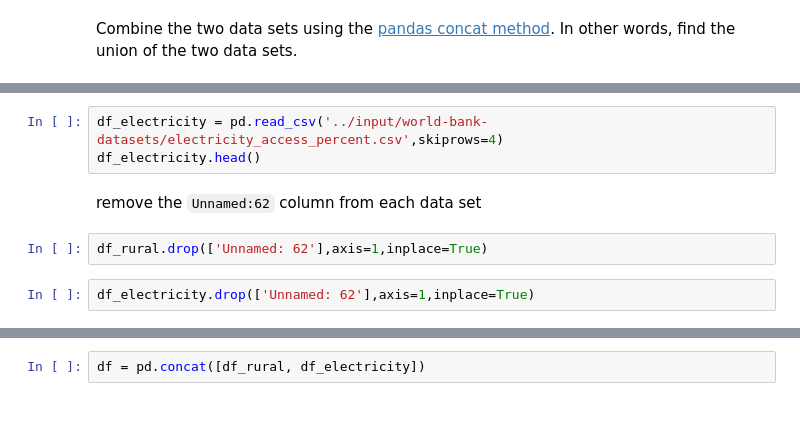
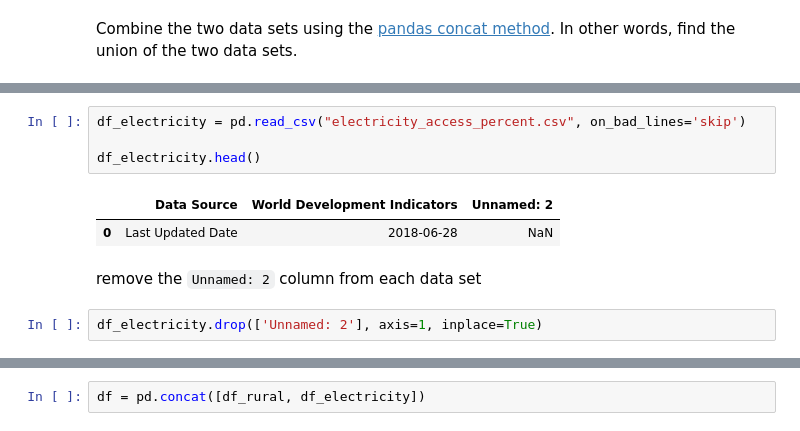
Before and after one commit to Hmati/ETL-Pipelines-World-Bank-Datasets, a Jupyter notebook: Worldbank.ipynb, the cells around one changed output, grey strips where cells are left out. Saved outputs shown, nothing was run; the diff lists cells and outputs as text.

Commit message:
Data Transformation

```diff
--- a/Worldbank.ipynb
+++ b/Worldbank.ipynb
@@ -529,11 +633,13 @@ f.close()
 # %%
-df_electricity = pd.read_csv('../input/world-bank-datasets/electricity_access_percent.csv',skiprows=4)
+df_electricity = pd.read_csv("electricity_access_percent.csv", on_bad_lines='skip')
+
 df_electricity.head()
+# %% [output]
+|  | Data Source | World Development Indicators | Unnamed: 2 |
+| 0 | Last Updated Date | 2018-06-28 | NaN |
 # %% [markdown]
-remove the `Unnamed:62` column from each data set
+remove the `Unnamed: 2` column from each data set
 # %%
-df_rural.drop(['Unnamed: 62'],axis=1,inplace=True)
+df_electricity.drop(['Unnamed: 2'], axis=1, inplace=True)
-# %%
-df_electricity.drop(['Unnamed: 62'],axis=1,inplace=True)
 # %%
 df_rural.head()
```
Also changed, not shown: parts of 25 cells of this notebook.
